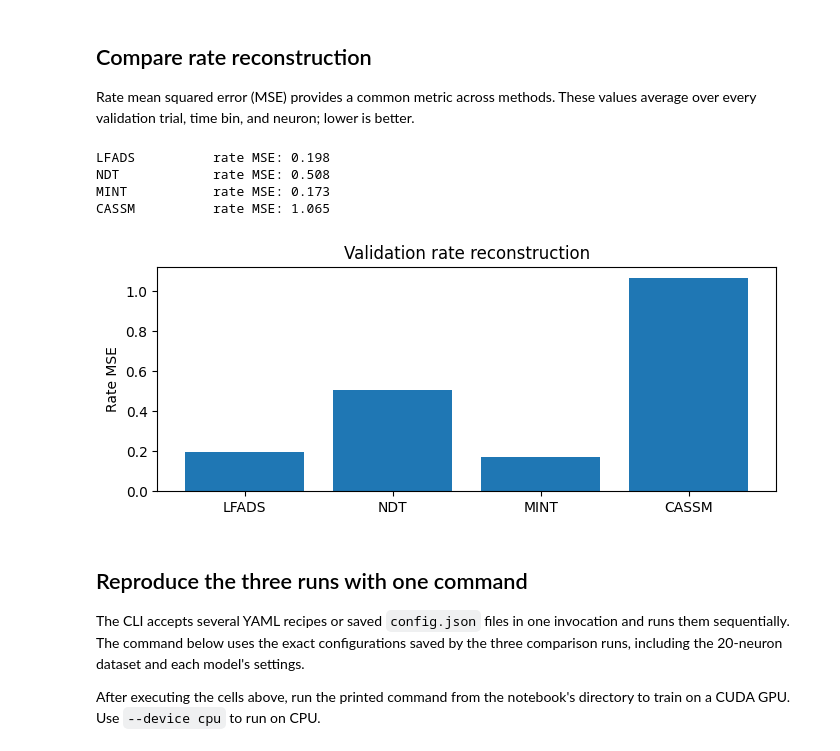
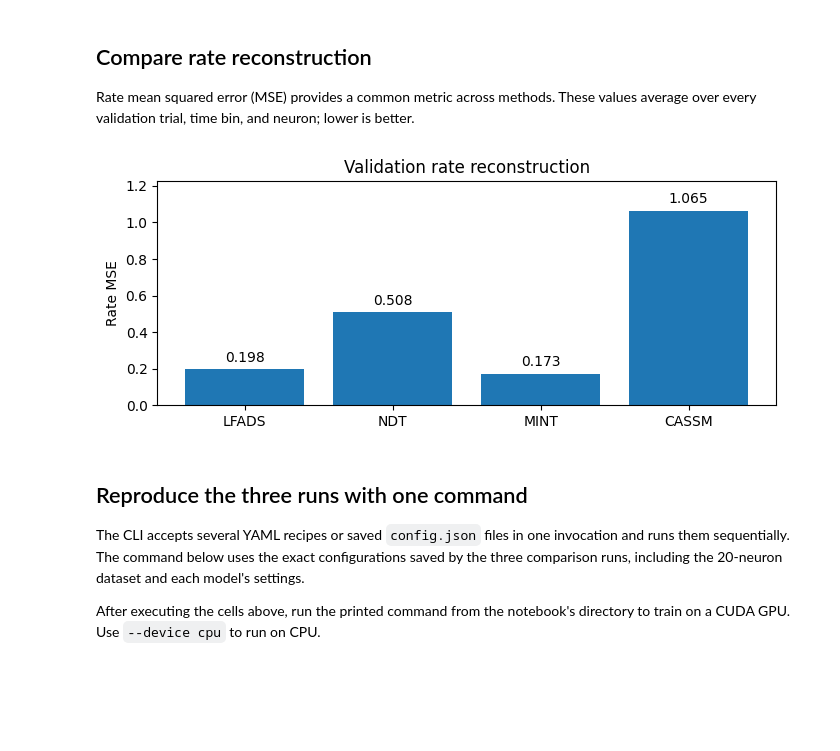
Before and after one commit to jonathanhuml/ladys, a Jupyter notebook: tutorials/lorenz.ipynb, the cells around one changed output. Saved outputs shown, nothing was run; the diff lists cells and outputs as text; code cells hidden in the pictures; blank space fills up the shorter version.

```diff
--- a/tutorials/lorenz.ipynb
+++ b/tutorials/lorenz.ipynb
@@ -194,0 +160,13 @@ shown above.
+# %%
+fig, axes = plt.subplots(1, 3, figsize=(12, 3))
+
+for ax, (name, model_result) in zip(axes, comparison_results.items()):
+    epochs = [report.epoch + 1 for report in model_result.history]
+    ax.plot(epochs, [report.train.loss for report in model_result.history], label="Training")
+    ax.plot(epochs, [report.valid.loss for report in model_result.history], label="Validation")
+    ax.set(title=name, xlabel="Epoch", ylabel="Loss")
+    ax.xaxis.get_major_locator().set_params(integer=True)
+    ax.legend()
+
+fig.tight_layout()
+plt.show()
@@ -212,26 +194,21 @@ plt.show()
 
 Rate mean squared error (MSE) provides a common metric across methods. These
 values average over every validation trial, time bin, and neuron; lower is better.
-# %%
-all_results = {"LFADS": result, **comparison_results}
-for name, model_result in all_results.items():
-    print(f"{name:14s} rate MSE: {model_result.metrics['rate_mse']:.3f}")
-# %% [output]
-LFADS          rate MSE: 0.198
-NDT            rate MSE: 0.508
-MINT           rate MSE: 0.173
-CASSM          rate MSE: 1.065
 # %%
+all_results = {"LFADS": result, **comparison_results}
+
 fig, ax = plt.subplots(figsize=(7, 3))
-ax.bar(
+bars = ax.bar(
     list(all_results),
     [model_result.metrics["rate_mse"] for model_result in all_results.values()],
 )
+ax.bar_label(bars, fmt="%.3f", padding=3)
+ax.margins(y=0.15)
 ax.set(ylabel="Rate MSE", title="Validation rate reconstruction")
 fig.tight_layout()
 plt.show()
 # %% [output]
-[figure, old version]
+[figure, new version]
 # %% [markdown]
 ## Reproduce the three runs with one command
 
```
Also changed, not shown: parts of 7 cells of this notebook.
